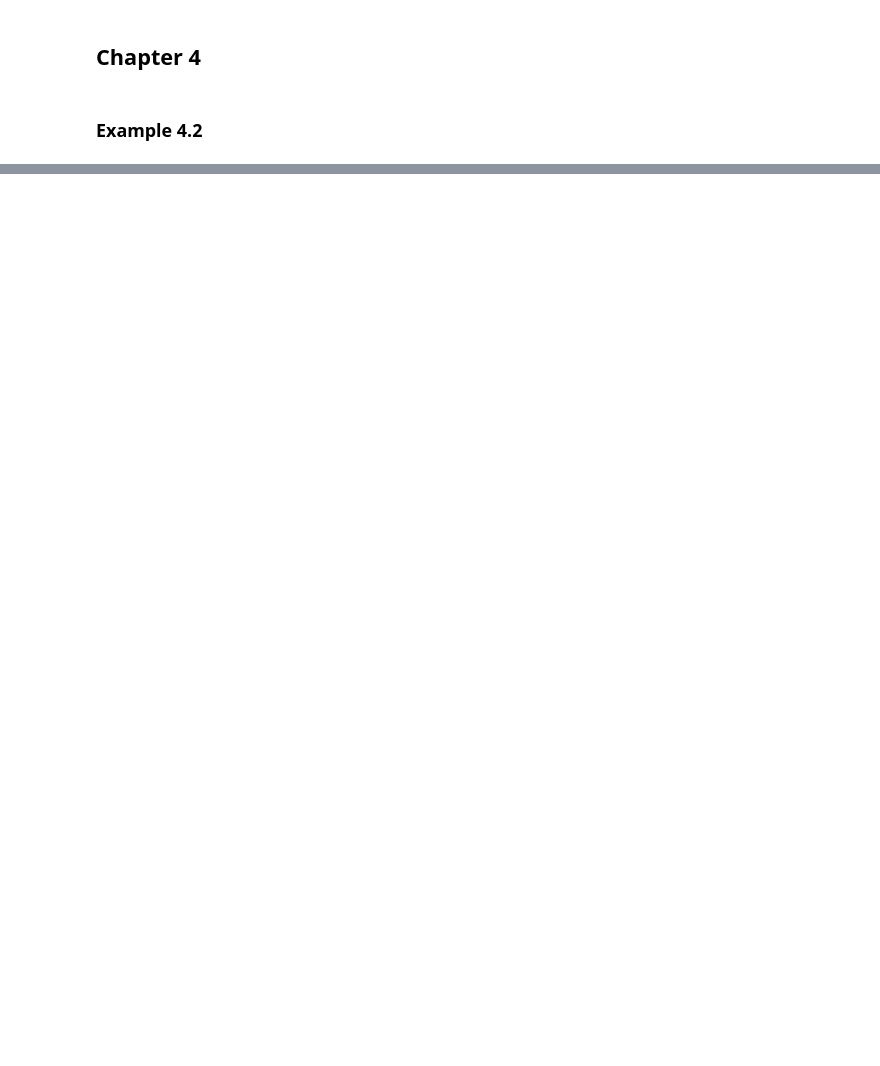
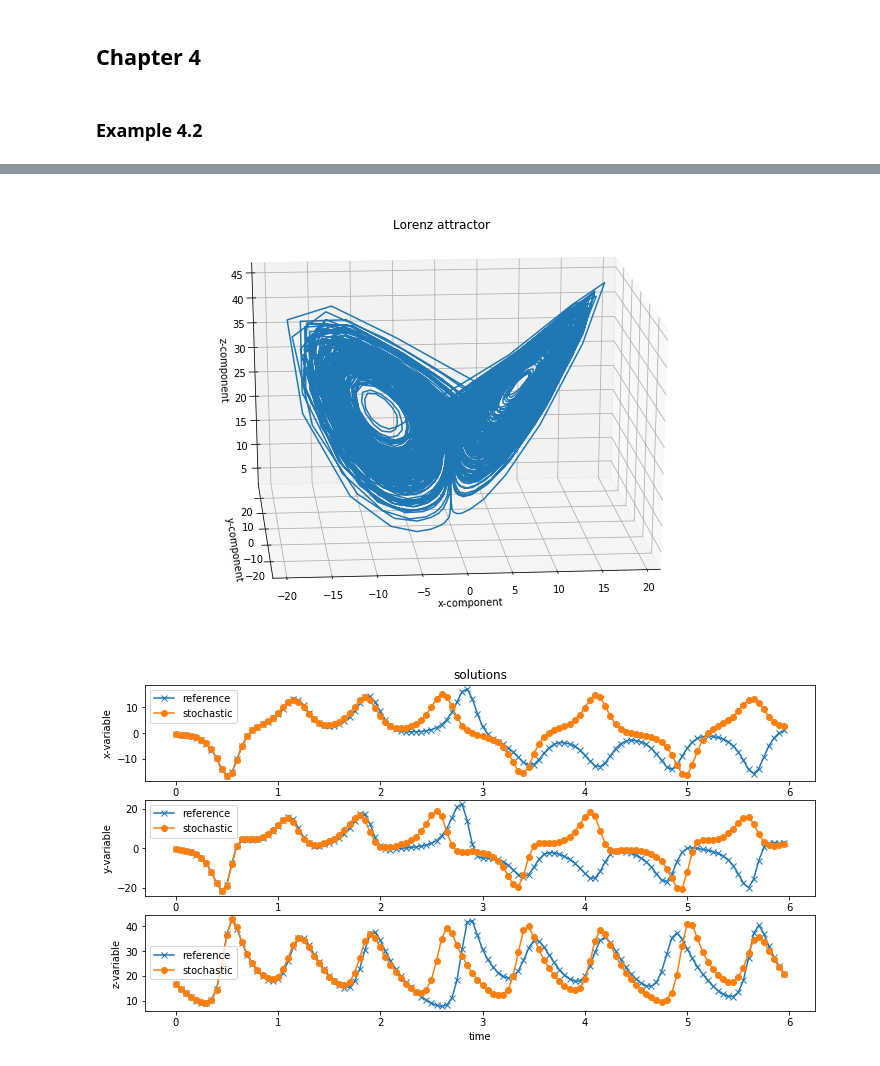
Before and after one commit to ray-chew/probabilistic_forecasting_examples, a Jupyter notebook: Chapter 4.ipynb, the cells around one changed output, grey strips where cells are left out. Saved outputs shown, nothing was run; the diff lists cells and outputs as text; code cells hidden in the pictures; blank space fills up the shorter version.

```diff
--- a/Chapter 4.ipynb
+++ b/Chapter 4.ipynb
@@ -73,0 +319,35 @@ plt.show()
+# %%
+fig6 = plt.figure(figsize=(12,8))
+ax = fig6.add_subplot(1, 1, 1, projection='3d')
+ax.plot(x_model,y_model,z_model)
+ax.set_xlabel('x-component')
+ax.set_ylabel('y-component')
+ax.set_zlabel('z-component')
+ax.view_init(elev=20, azim=-95)
+ax.set_title('Lorenz attractor')
+plt.show()
+
+I = 120
+
+fig7 = plt.figure(figsize=(12,6))
+ax = fig7.add_subplot(3, 1, 1)
+ax.plot(t_nature[:I],x_nature[:I],'x-',label='reference')
+ax.plot(t_nature[:I],x_model[:I],'o-',label='stochastic')
+ax.set_title("solutions")
+ax.set_ylabel("x-variable")
+ax.legend()
+ax = fig7.add_subplot(3, 1, 2)
+ax.plot(t_nature[:I],y_nature[:I],'x-',label='reference')
+ax.plot(t_nature[:I],y_model[:I],'o-',label='stochastic')
+ax.set_ylabel("y-variable")
+ax.legend()
+ax = fig7.add_subplot(3, 1, 3)
+ax.plot(t_nature[:I],z_nature[:I],'x-',label='reference')
+ax.plot(t_nature[:I],z_model[:I],'o-',label='stochastic')
+ax.set_ylabel("z-variable")
+ax.set_xlabel("time")
+ax.legend()
+plt.show()
+# %% [output]
+[figure, added]
+[figure, added]
```
Also changed, not shown: parts of 10 cells of this notebook.
